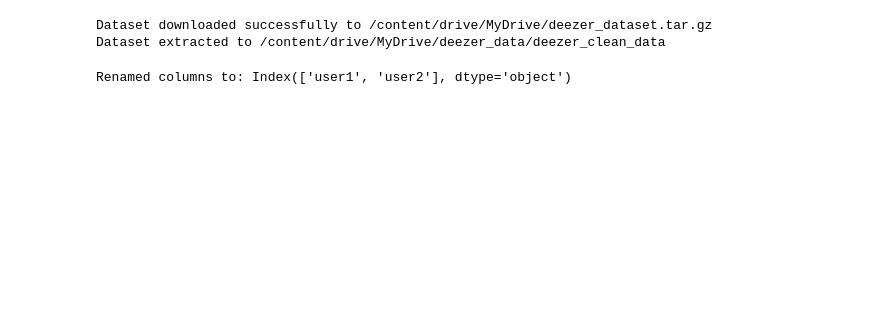
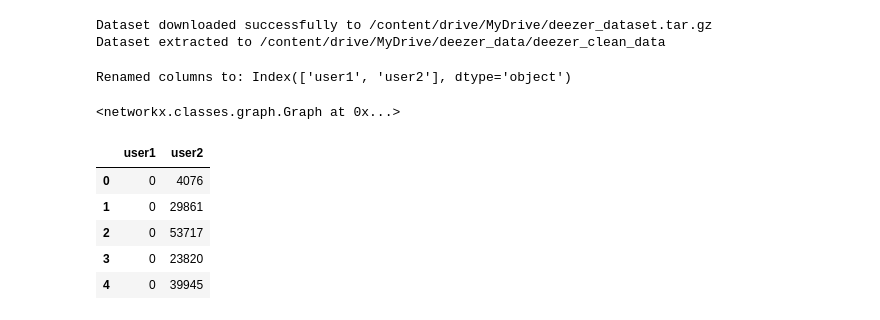
Before and after one commit to azizbekasadov/deezer-network-genre-analysis, a Jupyter notebook: src/main.ipynb, the cells around one changed output. Saved outputs shown, nothing was run; the diff lists cells and outputs as text; code cells hidden in the pictures; blank space fills up the shorter version.

```diff
--- a/src/main.ipynb
+++ b/src/main.ipynb
@@ -88,3 +118,17 @@ builder = NetworkBuilder(edges, genres)
 graph = builder.build_network()
 # %% [output]
 Renamed columns to: Index(['user1', 'user2'], dtype='object')
+# %%
+# inspection of the graph
+display(graph)
+# %% [output]
+<networkx.classes.graph.Graph at 0x...>
+# %%
+edges.head()
+# %% [output]
+|  | user1 | user2 |
+| 0 | 0 | 4076 |
+| 1 | 0 | 29861 |
+| 2 | 0 | 53717 |
+| 3 | 0 | 23820 |
+| 4 | 0 | 39945 |
```
Also changed, not shown: parts of 8 cells of this notebook.
